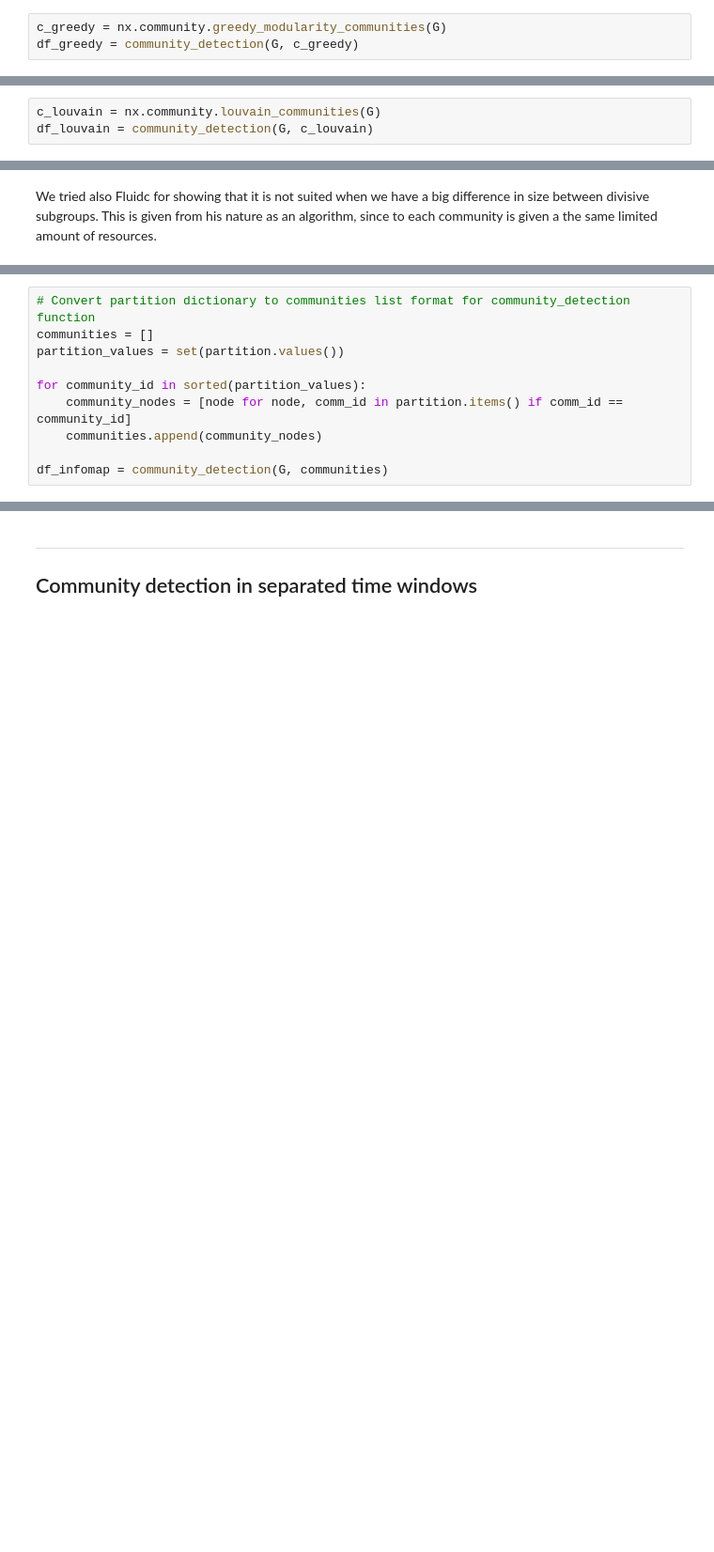
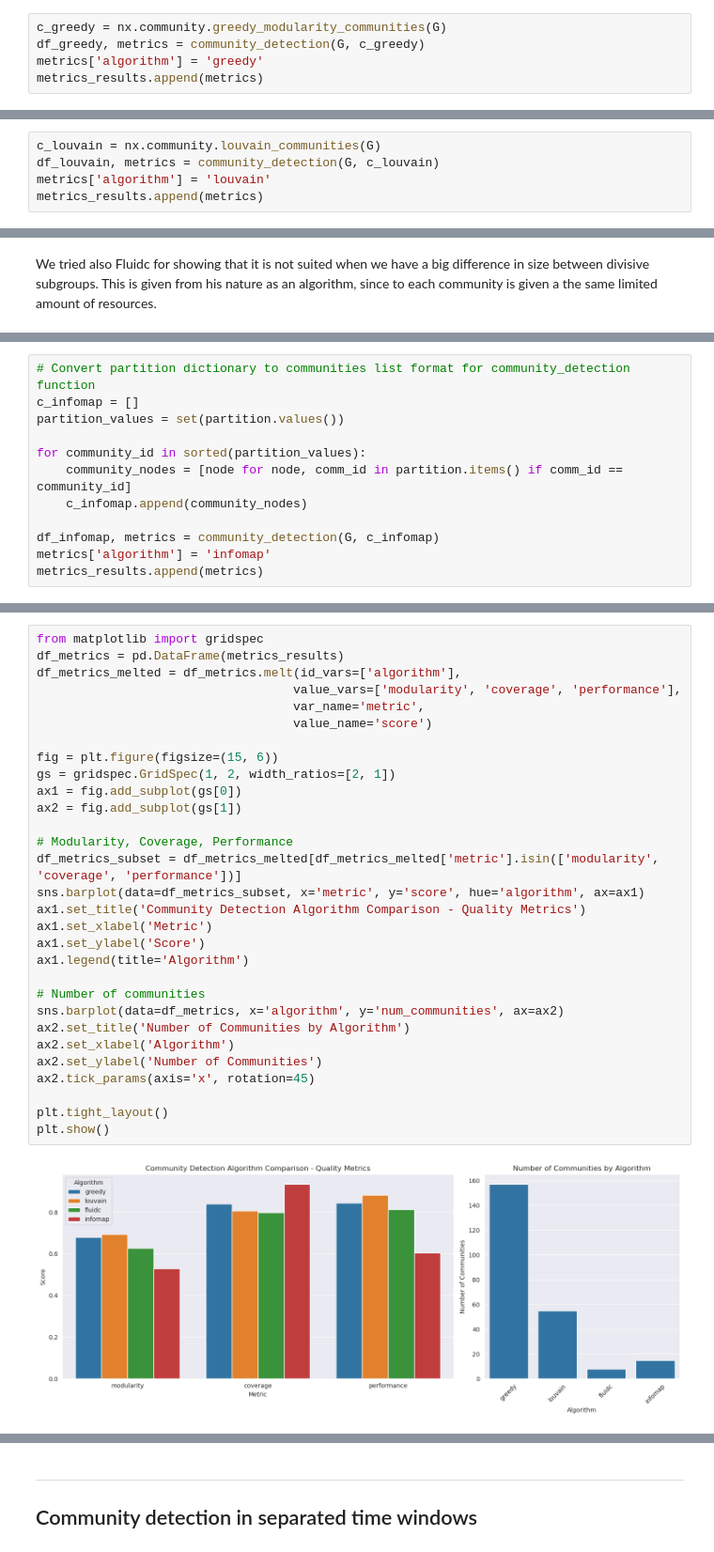
Before and after one commit to AlessandroGhiotto/WSA-AoT, a Jupyter notebook: notebooks/3_community_detection.ipynb, the cells around one changed output, grey strips where cells are left out. Shown at 94% size. Drawn from its saved outputs; the diff is of its cells as text; blank space fills up the shorter version.

```diff
--- a/notebooks/3_community_detection.ipynb
+++ b/notebooks/3_community_detection.ipynb
@@ -65,6 +90,8 @@ pos = nx.spring_layout(G, iterations=50, seed=1721)
 # %%
 c_greedy = nx.community.greedy_modularity_communities(G)
-df_greedy = community_detection(G, c_greedy)
+df_greedy, metrics = community_detection(G, c_greedy)
+metrics['algorithm'] = 'greedy'
+metrics_results.append(metrics)
 # %% [output]
 Number of communities:  157
 
@@ -93,5 +120,7 @@ nx.draw_networkx(G, pos=pos, ax=ax, node_color=df_greedy['community'], cmap=plt.
 ### 2. Louvain
 # %%
 c_louvain = nx.community.louvain_communities(G)
-df_louvain = community_detection(G, c_louvain)
+df_louvain, metrics = community_detection(G, c_louvain)
+metrics['algorithm'] = 'louvain'
+metrics_results.append(metrics)
 # %% [output]
@@ -236,13 +225,15 @@ Build internal network with 9719 nodes and 13848 links...
 # %%
 # Convert partition dictionary to communities list format for community_detection function
-communities = []
+c_infomap = []
 partition_values = set(partition.values())
 
 for community_id in sorted(partition_values):
     community_nodes = [node for node, comm_id in partition.items() if comm_id == community_id]
-    communities.append(community_nodes)
+    c_infomap.append(community_nodes)
 
-df_infomap = community_detection(G, communities)
+df_infomap, metrics = community_detection(G, c_infomap)
+metrics['algorithm'] = 'infomap'
+metrics_results.append(metrics)
 # %% [output]
 Number of communities:  15
 
@@ -273,0 +268,32 @@ nx.draw_networkx(G, pos=pos, ax=ax, node_color=node_color, cmap=plt.cm.turbo, ed
+# %%
+from matplotlib import gridspec
+df_metrics = pd.DataFrame(metrics_results)
+df_metrics_melted = df_metrics.melt(id_vars=['algorithm'],
+                                   value_vars=['modularity', 'coverage', 'performance'],
+                                   var_name='metric',
+                                   value_name='score')
+
+fig = plt.figure(figsize=(15, 6))
+gs = gridspec.GridSpec(1, 2, width_ratios=[2, 1])
+ax1 = fig.add_subplot(gs[0])
+ax2 = fig.add_subplot(gs[1])
+
+# Modularity, Coverage, Performance
+df_metrics_subset = df_metrics_melted[df_metrics_melted['metric'].isin(['modularity', 'coverage', 'performance'])]
+sns.barplot(data=df_metrics_subset, x='metric', y='score', hue='algorithm', ax=ax1)
+ax1.set_title('Community Detection Algorithm Comparison - Quality Metrics')
+ax1.set_xlabel('Metric')
+ax1.set_ylabel('Score')
+ax1.legend(title='Algorithm')
+
+# Number of communities
+sns.barplot(data=df_metrics, x='algorithm', y='num_communities', ax=ax2)
+ax2.set_title('Number of Communities by Algorithm')
+ax2.set_xlabel('Algorithm')
+ax2.set_ylabel('Number of Communities')
+ax2.tick_params(axis='x', rotation=45)
+
+plt.tight_layout()
+plt.show()
+# %% [output]
+[figure, added]
```
Also changed, not shown: parts of 26 cells of this notebook, 2 other files.
